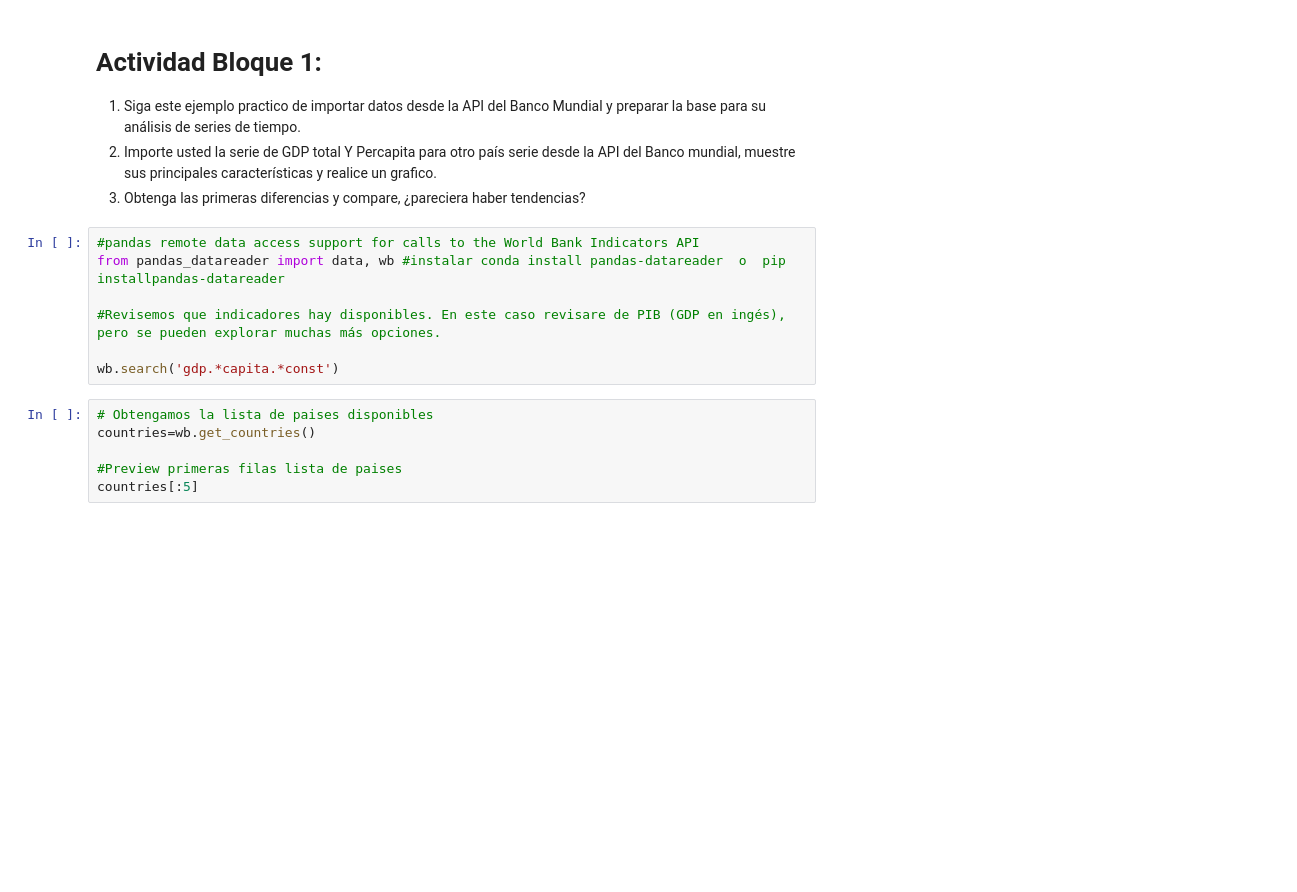
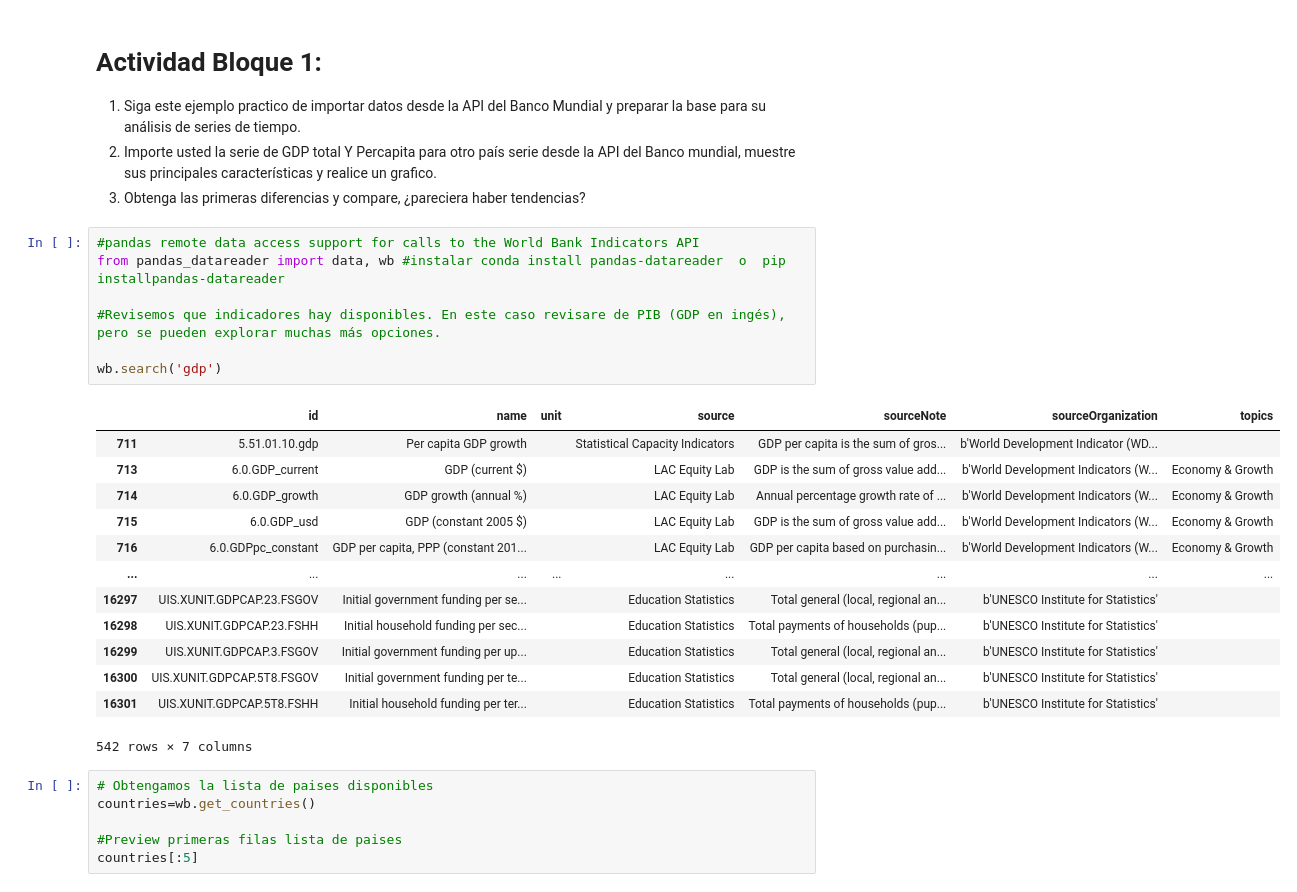
Before and after one commit to melanieoyarzun/taller_seriestiempo_IDS, a Jupyter notebook: Notebook-taller-bloque1.ipynb, the cells around one changed output. Cells and saved outputs as stored; diff of their text form; blank space fills up the shorter version.

```diff
--- a/Notebook-taller-bloque1.ipynb
+++ b/Notebook-taller-bloque1.ipynb
@@ -639,10 +872,24 @@ plt.vlines(x=boot.mean()-boot.std(), ymin=0, ymax=counts.max(), label='std', lin
 # %%
 #pandas remote data access support for calls to the World Bank Indicators API
 from pandas_datareader import data, wb #instalar conda install pandas-datareader  o  pip installpandas-datareader
 
 #Revisemos que indicadores hay disponibles. En este caso revisare de PIB (GDP en ingés), pero se pueden explorar muchas más opciones.
 
-wb.search('gdp.*capita.*const')
+wb.search('gdp')
+# %% [output]
+|  | id | name | unit | source | sourceNote | sourceOrganization | topics |
+| 711 | 5.51.01.10.gdp | Per capita GDP growth |  | Statistical Capacity Indicators | GDP per capita is the sum of gros... | b'World Development Indicator (WD... |  |
+| 713 | 6.0.GDP_current | GDP (current $) |  | LAC Equity Lab | GDP is the sum of gross value add... | b'World Development Indicators (W... | Economy & Growth |
+| 714 | 6.0.GDP_growth | GDP growth (annual %) |  | LAC Equity Lab | Annual percentage growth rate of ... | b'World Development Indicators (W... | Economy & Growth |
+| 715 | 6.0.GDP_usd | GDP (constant 2005 $) |  | LAC Equity Lab | GDP is the sum of gross value add... | b'World Development Indicators (W... | Economy & Growth |
+| 716 | 6.0.GDPpc_constant | GDP per capita, PPP (constant 201... |  | LAC Equity Lab | GDP per capita based on purchasin... | b'World Development Indicators (W... | Economy & Growth |
+| ... | ... | ... | ... | ... | ... | ... | ... |
+| 16297 | UIS.XUNIT.GDPCAP.23.FSGOV | Initial government funding per se... |  | Education Statistics | Total general (local, regional an... | b'UNESCO Institute for Statistics' |  |
+| 16298 | UIS.XUNIT.GDPCAP.23.FSHH | Initial household funding per sec... |  | Education Statistics | Total payments of households (pup... | b'UNESCO Institute for Statistics' |  |
+| 16299 | UIS.XUNIT.GDPCAP.3.FSGOV | Initial government funding per up... |  | Education Statistics | Total general (local, regional an... | b'UNESCO Institute for Statistics' |  |
+| 16300 | UIS.XUNIT.GDPCAP.5T8.FSGOV | Initial government funding per te... |  | Education Statistics | Total general (local, regional an... | b'UNESCO Institute for Statistics' |  |
+| 16301 | UIS.XUNIT.GDPCAP.5T8.FSHH | Initial household funding per ter... |  | Education Statistics | Total payments of households (pup... | b'UNESCO Institute for Statistics' |  |
+542 rows × 7 columns
 # %%
 # Obtengamos la lista de paises disponibles
 countries=wb.get_countries()
```
Also changed, not shown: parts of 53 cells of this notebook, 2 other files.
